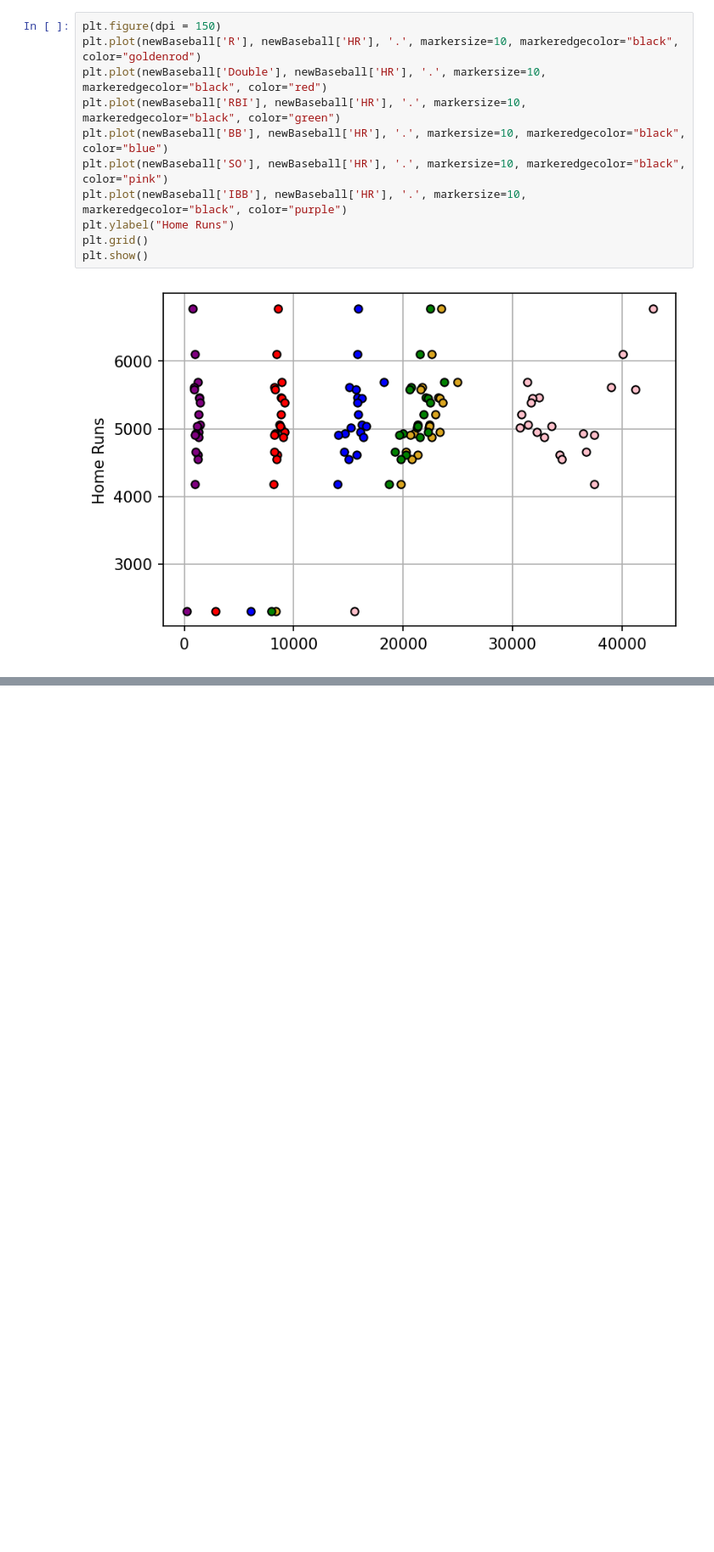
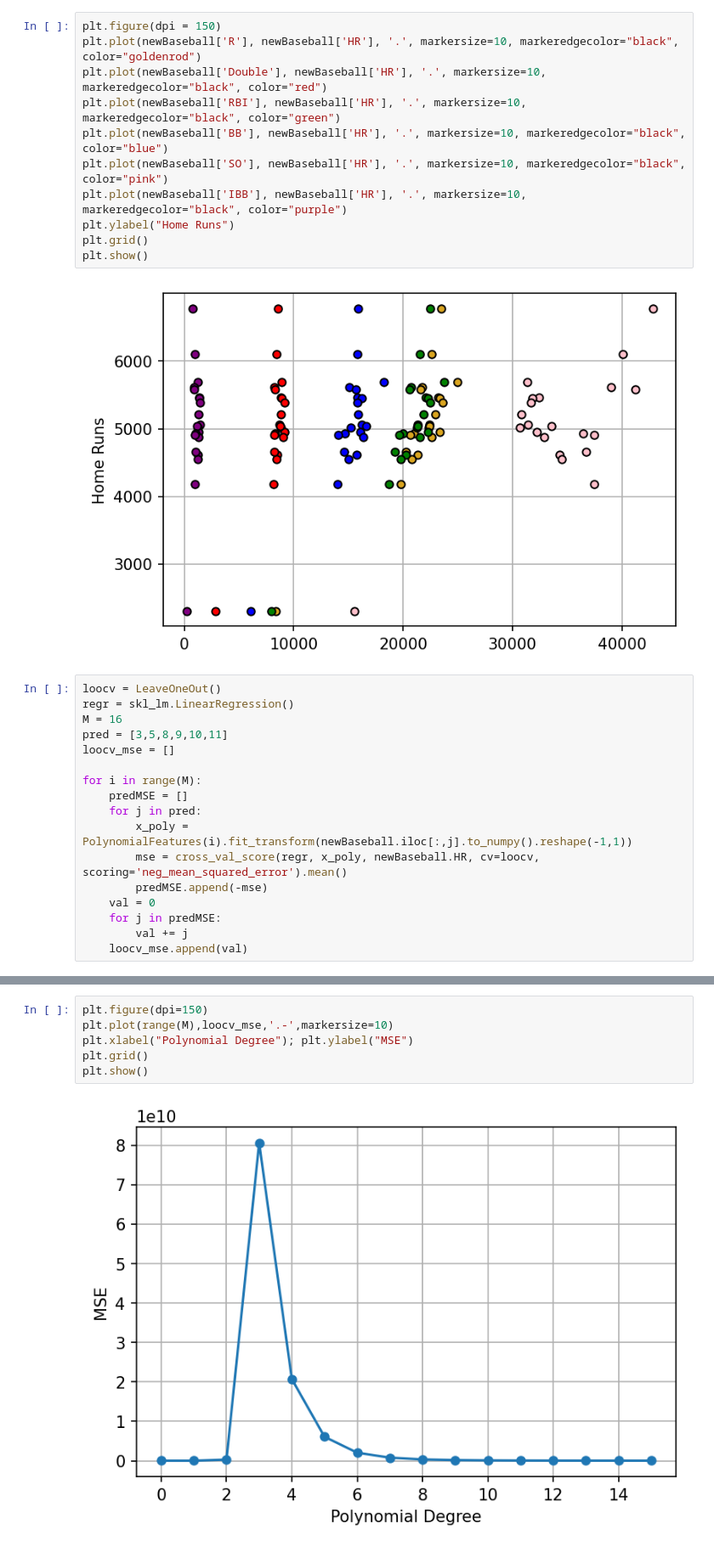
Before and after one commit to dswetlik/BaseballHRPrediction, a Jupyter notebook: BaseballReport.ipynb, the cells around one changed output, grey strips where cells are left out. Shown: that part at 85% size. Cells and saved outputs as stored; diff of their text form; blank space fills up the shorter version.

```diff
--- a/BaseballReport.ipynb
+++ b/BaseballReport.ipynb
@@ -392,3 +406,20 @@ plt.grid()
 plt.show()
 # %% [output]
 [figure]
+# %%
+loocv = LeaveOneOut()
+regr = skl_lm.LinearRegression()
+M = 16
+pred = [3,5,8,9,10,11]
+loocv_mse = []
+
+for i in range(M):
+    predMSE = []
+    for j in pred:
+        x_poly = PolynomialFeatures(i).fit_transform(newBaseball.iloc[:,j].to_numpy().reshape(-1,1))
+        mse = cross_val_score(regr, x_poly, newBaseball.HR, cv=loocv, scoring='neg_mean_squared_error').mean()
+        predMSE.append(-mse)
+    val = 0
+    for j in predMSE:
+        val += j
+    loocv_mse.append(val)
@@ -394,0 +445,8 @@ plt.show()
+# %%
+plt.figure(dpi=150)
+plt.plot(range(M),loocv_mse,'.-',markersize=10)
+plt.xlabel("Polynomial Degree"); plt.ylabel("MSE")
+plt.grid()
+plt.show()
+# %% [output]
+[figure, added]
```
Also changed, not shown: parts of 7 cells of this notebook, 1 other file.
